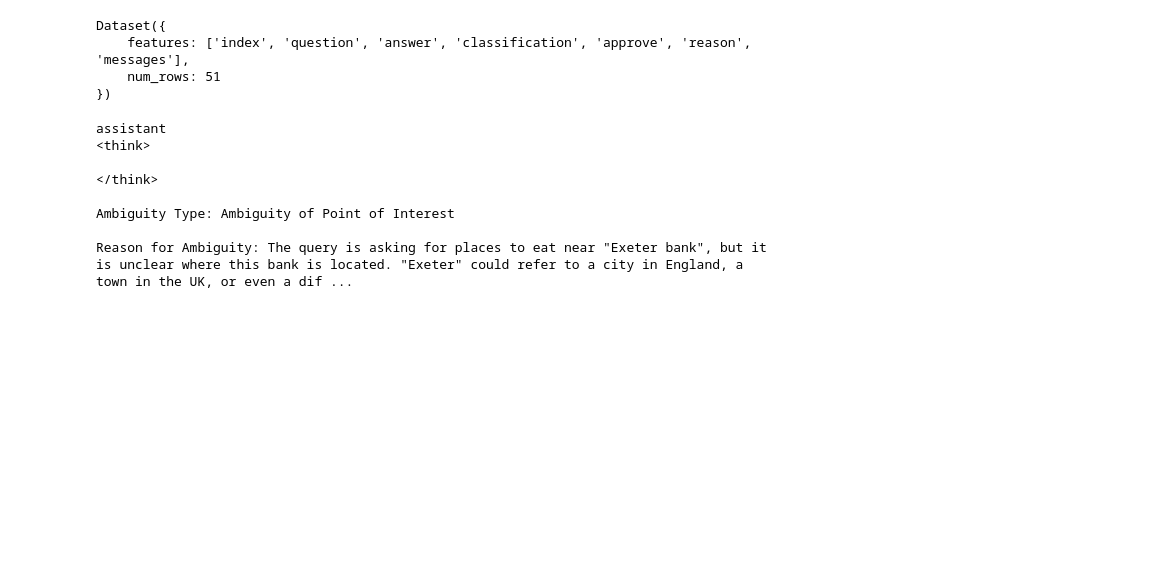
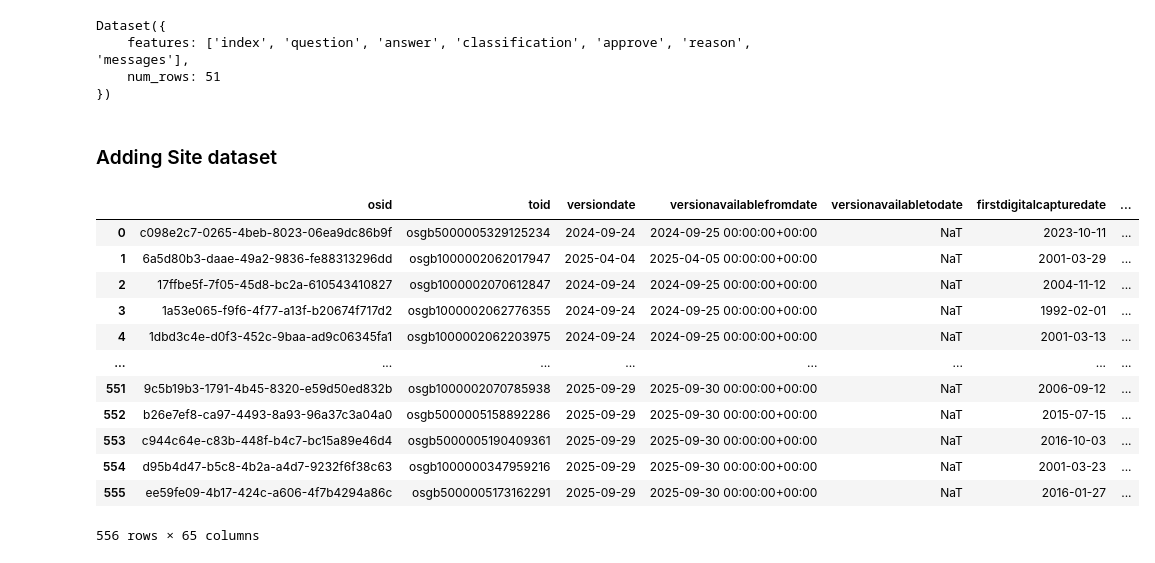
Before and after one commit to arjun8009/a2a_framework, a Jupyter notebook: system_tests.ipynb, the cells around one changed output. Drawn from its saved outputs; the diff is of its cells as text; code cells hidden in the pictures; blank space fills up the shorter version.

```diff
--- a/system_tests.ipynb
+++ b/system_tests.ipynb
@@ -2457,15 +2457,25 @@ Dataset({
     features: ['index', 'question', 'answer', 'classification', 'approve', 'reason', 'messages'],
     num_rows: 51
 })
-# %%
-print("""assistant\n<think>\n\n</think>\n\nAmbiguity Type: Ambiguity of Point of Interest\n\nReason for Ambiguity: The query is asking for places to eat near "Exeter bank", but it is unclear where this bank is located. "Exeter" could refer to a city in England, a town in the UK, or even a different location in another country. Without specifying the location of the bank, it is difficult to determine which Exeter bank is being referred to, making it ambiguous. Additionally, the term "bank" could refer to a financial institution or a riverbank, further adding to the ambiguity.]
-""")
-# %% [output]
-assistant
-<think>
-
-</think>
-
-Ambiguity Type: Ambiguity of Point of Interest
-
-Reason for Ambiguity: The query is asking for places to eat near "Exeter bank", but it is unclear where this bank is located. "Exeter" could refer to a city in England, a town in the UK, or even a dif ...
+# %% [markdown]
+### Adding Site dataset
+# %%
+import os
+import geopandas as gpd
+
+gdf_structure = gpd.read_file(r"C:\Users\ab1574\OneDrive - University of Exeter\Desktop\Ordnance_Survey\os_ngd_sample\str_fts_structure\str_fts_structure.gpkg")
+gdf_structure
+# %% [output]
+|  | osid | toid | versiondate | versionavailablefromdate | versionavailabletodate | firstdigitalcapturedate | ... |
+| 0 | c098e2c7-0265-4beb-8023-06ea9dc86b9f | osgb5000005329125234 | 2024-09-24 | 2024-09-25 00:00:00+00:00 | NaT | 2023-10-11 | ... |
+| 1 | 6a5d80b3-daae-49a2-9836-fe88313296dd | osgb1000002062017947 | 2025-04-04 | 2025-04-05 00:00:00+00:00 | NaT | 2001-03-29 | ... |
+| 2 | 17ffbe5f-7f05-45d8-bc2a-610543410827 | osgb1000002070612847 | 2024-09-24 | 2024-09-25 00:00:00+00:00 | NaT | 2004-11-12 | ... |
+| 3 | 1a53e065-f9f6-4f77-a13f-b20674f717d2 | osgb1000002062776355 | 2024-09-24 | 2024-09-25 00:00:00+00:00 | NaT | 1992-02-01 | ... |
+| 4 | 1dbd3c4e-d0f3-452c-9baa-ad9c06345fa1 | osgb1000002062203975 | 2024-09-24 | 2024-09-25 00:00:00+00:00 | NaT | 2001-03-13 | ... |
+| ... | ... | ... | ... | ... | ... | ... | ... |
+| 551 | 9c5b19b3-1791-4b45-8320-e59d50ed832b | osgb1000002070785938 | 2025-09-29 | 2025-09-30 00:00:00+00:00 | NaT | 2006-09-12 | ... |
+| 552 | b26e7ef8-ca97-4493-8a93-96a37c3a04a0 | osgb5000005158892286 | 2025-09-29 | 2025-09-30 00:00:00+00:00 | NaT | 2015-07-15 | ... |
+| 553 | c944c64e-c83b-448f-b4c7-bc15a89e46d4 | osgb5000005190409361 | 2025-09-29 | 2025-09-30 00:00:00+00:00 | NaT | 2016-10-03 | ... |
+| 554 | d95b4d47-b5c8-4b2a-a4d7-9232f6f38c63 | osgb1000000347959216 | 2025-09-29 | 2025-09-30 00:00:00+00:00 | NaT | 2001-03-23 | ... |
+| 555 | ee59fe09-4b17-424c-a606-4f7b4294a86c | osgb5000005173162291 | 2025-09-29 | 2025-09-30 00:00:00+00:00 | NaT | 2016-01-27 | ... |
+556 rows × 65 columns
```
Also changed, not shown: parts of 4 cells of this notebook, 5 other files.
